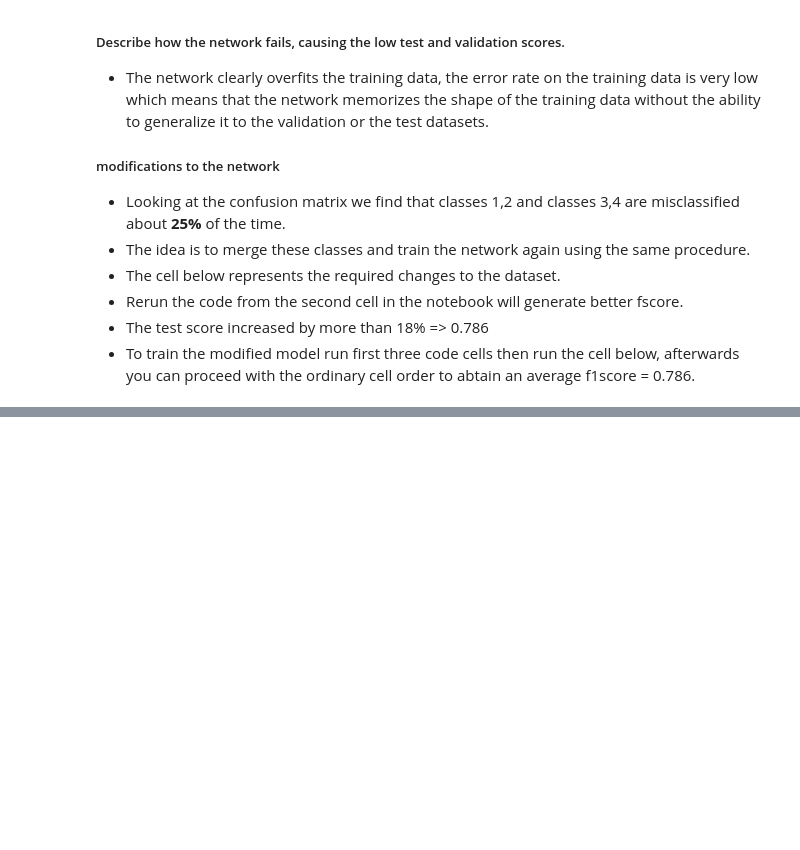
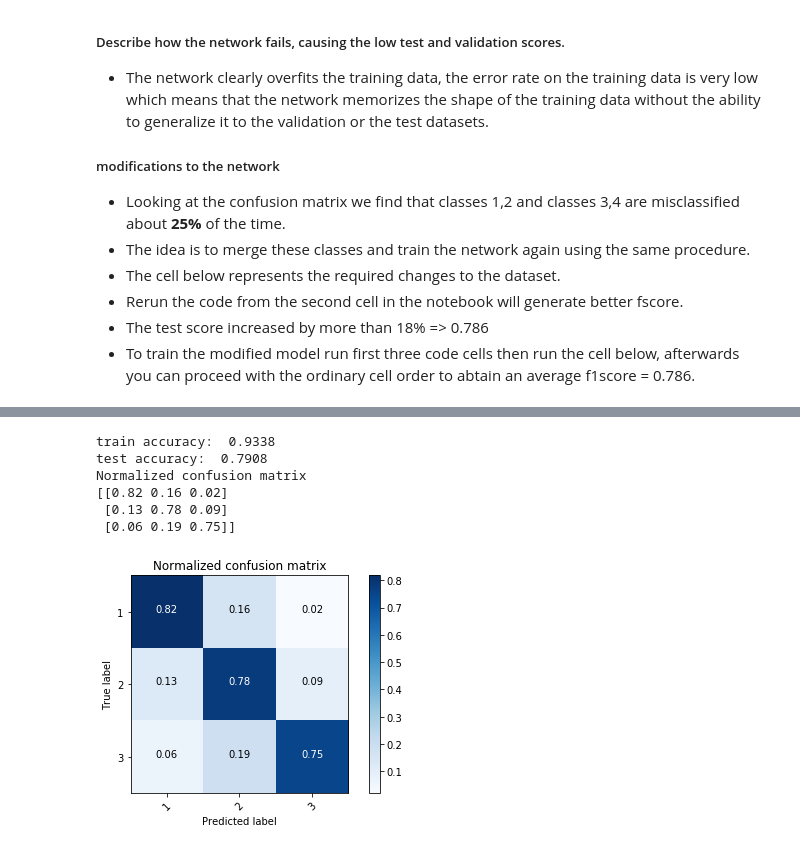
Before and after one commit to AbdelrahmanKhaledAmer/ML_Project, a Jupyter notebook: Task3.ipynb, the cells around one changed output, grey strips where cells are left out. Saved outputs shown, nothing was run; the diff lists cells and outputs as text; code cells hidden in the pictures; blank space fills up the shorter version.

```diff
--- a/Task3.ipynb
+++ b/Task3.ipynb
@@ -270,0 +273,2 @@ class_names = [1,2,3]
+# %%
+mlp.fit(X_train_transformed,y_train)
@@ -270,0 +300,25 @@ class_names = [1,2,3]
+# %%
+from sklearn.metrics import accuracy_score,confusion_matrix,f1_score
+y_pred_impr = mlp.predict(X_test_transformed)
+avr = "micro"
+print("train accuracy: ",f1_score(mlp.predict(X_train_transformed),y_train,average=avr))
+print("test accuracy: ",f1_score(y_pred_impr,y_test,average=avr))
+class_names = [1,2,3]
+# Compute confusion matrix
+
+
+cnf_matrix = confusion_matrix(y_test,y_pred_impr)
+np.set_printoptions(precision=2)
+
+# Plot normalized confusion matrix
+plt.figure()
+plot_confusion_matrix(cnf_matrix, classes=class_names, normalize=True,
+                      title='Normalized confusion matrix')
+# %% [output]
+train accuracy:  0.9338
+test accuracy:  0.7908
+Normalized confusion matrix
+[[0.82 0.16 0.02]
+ [0.13 0.78 0.09]
+ [0.06 0.19 0.75]]
+[figure, added]
```
Also changed, not shown: parts of 7 cells of this notebook.
